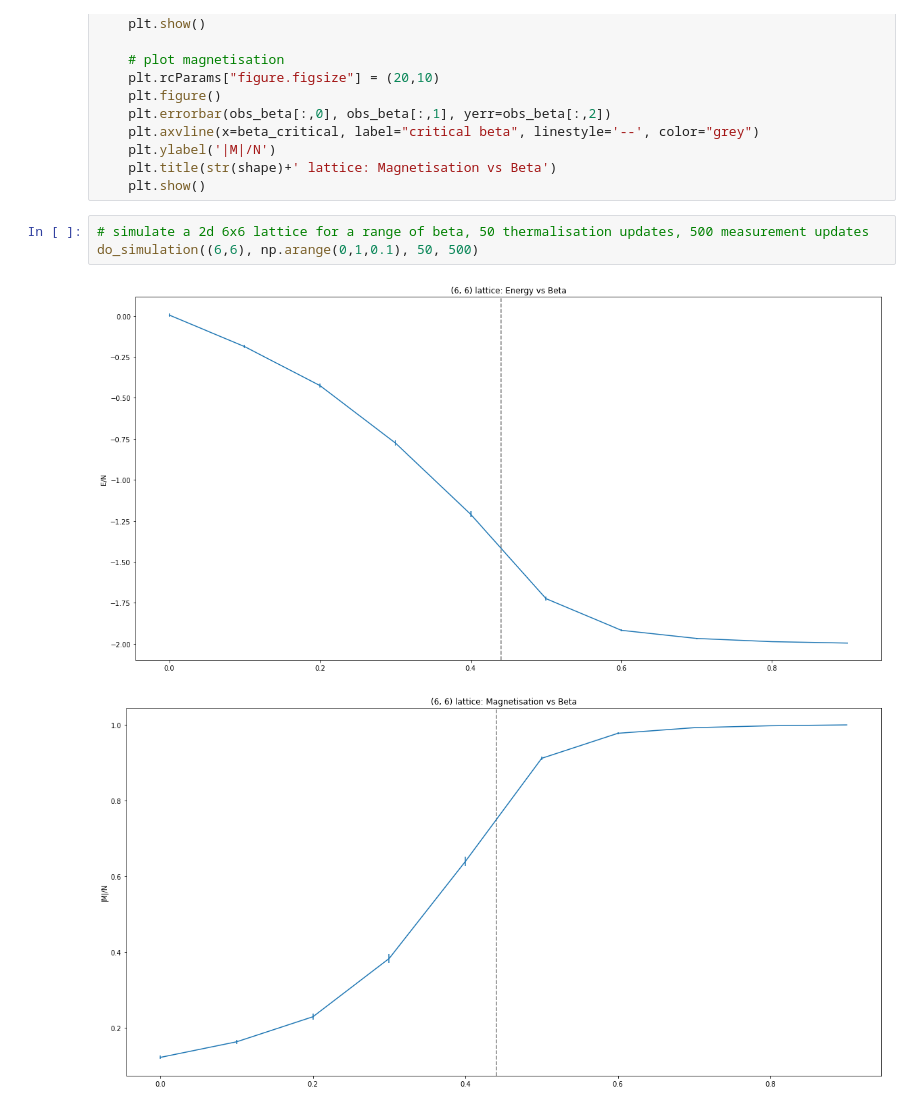
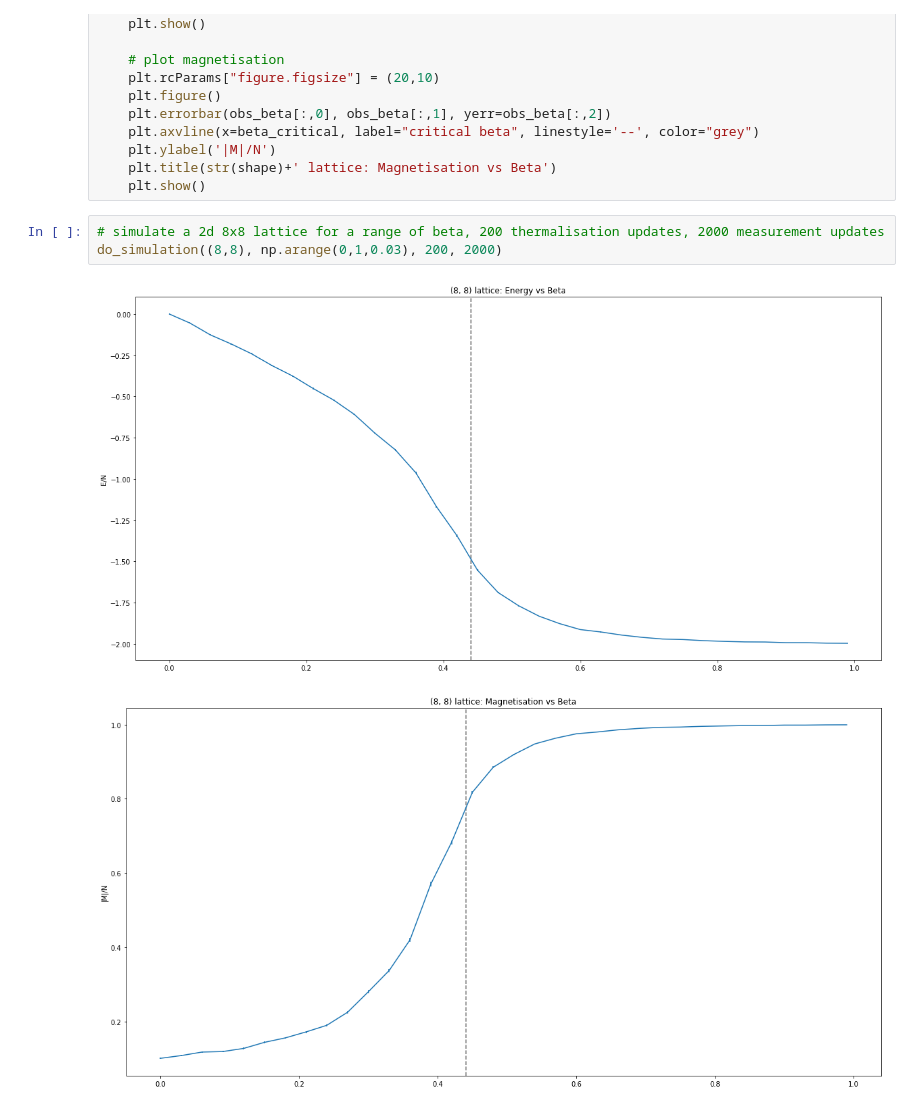
Before and after one commit to lkeegan/LQCD, a Jupyter notebook: exercise-05/python-code.ipynb, the cells around one changed output. Saved outputs shown, nothing was run; the diff lists cells and outputs as text.

Commit message:
updated plots

```diff
--- a/exercise-05/python-code.ipynb
+++ b/exercise-05/python-code.ipynb
@@ -155,9 +155,9 @@ def do_simulation(shape, beta_list, n_therm, n_updates):
     plt.title(str(shape)+' lattice: Magnetisation vs Beta')
     plt.show()
 # %%
-# simulate a 2d 6x6 lattice for a range of beta, 50 thermalisation updates, 500 measurement updates
-do_simulation((6,6), np.arange(0,1,0.1), 50, 500)
+# simulate a 2d 8x8 lattice for a range of beta, 200 thermalisation updates, 2000 measurement updates
+do_simulation((8,8), np.arange(0,1,0.03), 200, 2000)
 # %% [output]
-[figure, old version]
+[figure, new version]
-[figure, old version]
+[figure, new version]
 # %%
```
Also changed, not shown: parts of 1 cell of this notebook, 1 other file.
